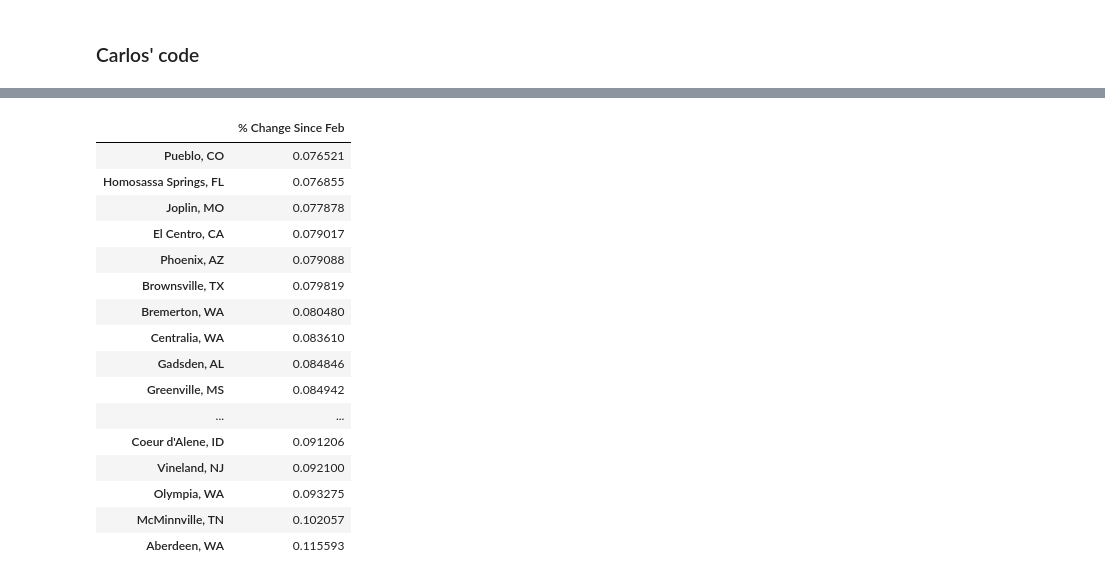
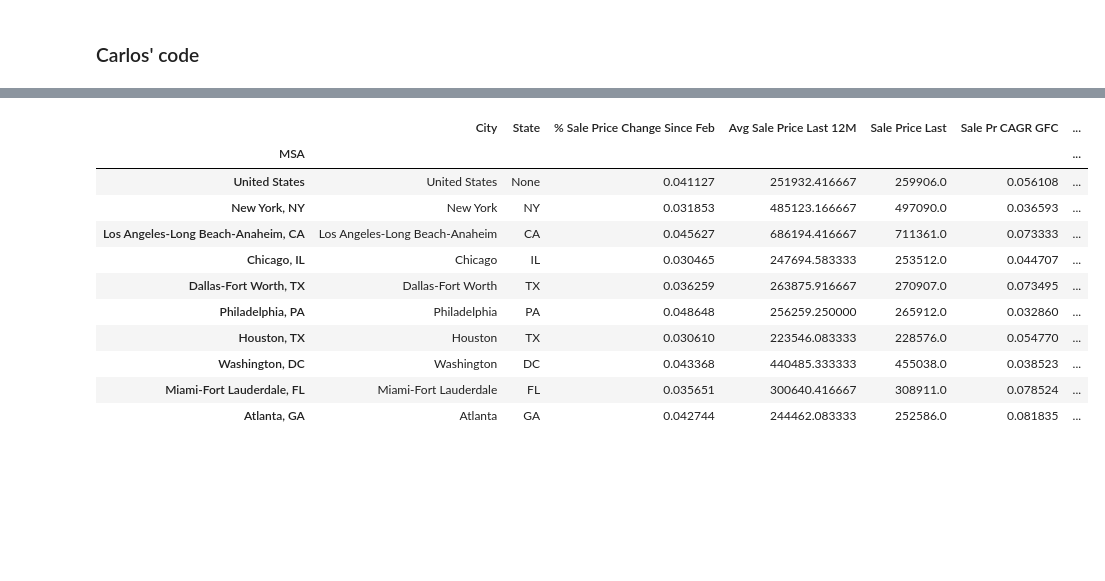
Before and after one commit to Luminous171/Project_1, a Jupyter notebook: Python_Files/project_1_ct.ipynb, the cells around one changed output, grey strips where cells are left out. Cells and saved outputs as stored; diff of their text form; code cells hidden in the pictures; blank space fills up the shorter version.

```diff
--- a/Python_Files/project_1_ct.ipynb
+++ b/Python_Files/project_1_ct.ipynb
@@ -126,20 +55,0 @@ sale_stats_df.sort_values(['% Change Since Feb']).head(50)
-# %%
-sale_stats_df.sort_values(['% Change Since Feb']).tail(20)
-# %% [output]
-|  | % Change Since Feb |
-| Pueblo, CO | 0.076521 |
-| Homosassa Springs, FL | 0.076855 |
-| Joplin, MO | 0.077878 |
-| El Centro, CA | 0.079017 |
-| Phoenix, AZ | 0.079088 |
-| Brownsville, TX | 0.079819 |
-| Bremerton, WA | 0.080480 |
-| Centralia, WA | 0.083610 |
-| Gadsden, AL | 0.084846 |
-| Greenville, MS | 0.084942 |
-| ... | ... |
-| Coeur d'Alene, ID | 0.091206 |
-| Vineland, NJ | 0.092100 |
-| Olympia, WA | 0.093275 |
-| McMinnville, TN | 0.102057 |
-| Aberdeen, WA | 0.115593 |
@@ -146 +116,18 @@ sale_stats_df.sort_values(['% Change Since Feb']).tail(20)
+# %%
+# re arrange order
+sale_stats_df=sale_stats_df[['City','State','% Sale Price Change Since Feb', 'Avg Sale Price Last 12M', 'Sale Price Last', 'Sale Pr CAGR GFC','Standard Deviation']]
+sale_stats_df.head(10)
+# %% [output]
+|  | City | State | % Sale Price Change Since Feb | Avg Sale Price Last 12M | Sale Price Last | Sale Pr CAGR GFC | ... |
+| MSA |  |  |  |  |  |  | ... |
+| United States | United States | None | 0.041127 | 251932.416667 | 259906.0 | 0.056108 | ... |
+| New York, NY | New York | NY | 0.031853 | 485123.166667 | 497090.0 | 0.036593 | ... |
+| Los Angeles-Long Beach-Anaheim, CA | Los Angeles-Long Beach-Anaheim | CA | 0.045627 | 686194.416667 | 711361.0 | 0.073333 | ... |
+| Chicago, IL | Chicago | IL | 0.030465 | 247694.583333 | 253512.0 | 0.044707 | ... |
+| Dallas-Fort Worth, TX | Dallas-Fort Worth | TX | 0.036259 | 263875.916667 | 270907.0 | 0.073495 | ... |
+| Philadelphia, PA | Philadelphia | PA | 0.048648 | 256259.250000 | 265912.0 | 0.032860 | ... |
+| Houston, TX | Houston | TX | 0.030610 | 223546.083333 | 228576.0 | 0.054770 | ... |
+| Washington, DC | Washington | DC | 0.043368 | 440485.333333 | 455038.0 | 0.038523 | ... |
+| Miami-Fort Lauderdale, FL | Miami-Fort Lauderdale | FL | 0.035651 | 300640.416667 | 308911.0 | 0.078524 | ... |
+| Atlanta, GA | Atlanta | GA | 0.042744 | 244462.083333 | 252586.0 | 0.081835 | ... |
 # %%
```
Also changed, not shown: parts of 25 cells of this notebook.
